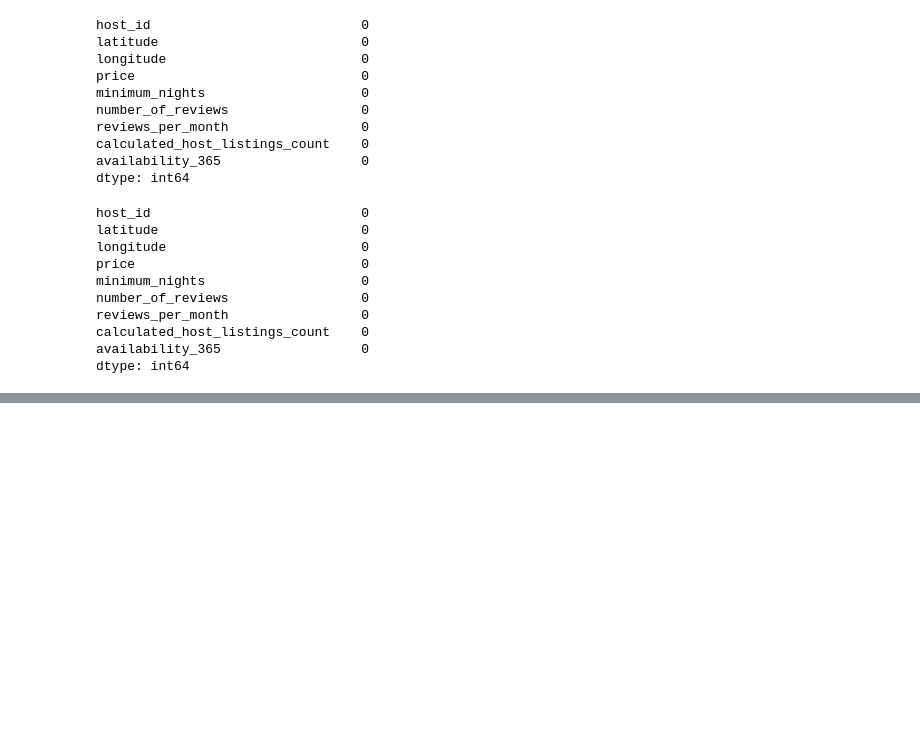
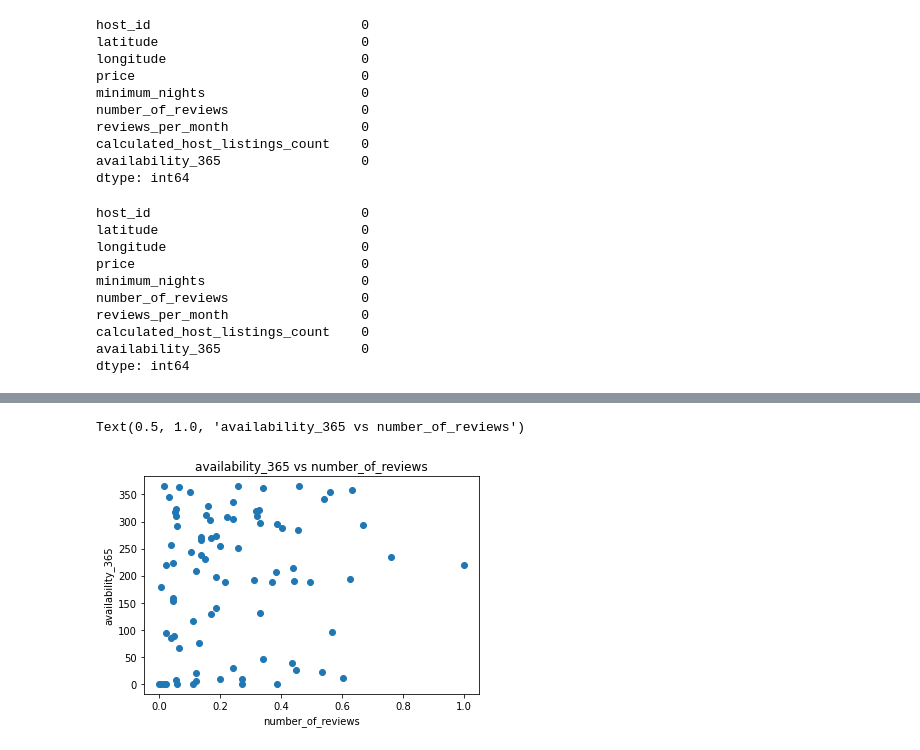
Before and after one commit to tpatel27/bnb-case-study-sample, a Jupyter notebook: books/bnb-rentals.ipynb, the cells around one changed output, grey strips where cells are left out. Saved outputs shown, nothing was run; the diff lists cells and outputs as text; code cells hidden in the pictures; blank space fills up the shorter version.

Commit message:
new data

```diff
--- a/books/bnb-rentals.ipynb
+++ b/books/bnb-rentals.ipynb
@@ -165,0 +166,12 @@ Text(0.5, 1.0, 'Price vs number_of_reviews')
+# %%
+import matplotlib.pyplot as plt
+%matplotlib inline
+
+np.corrcoef(data['availability_365'], data['number_of_reviews'])
+plt.scatter(data['number_of_reviews'], data['availability_365'])
+plt.xlabel("number_of_reviews")
+plt.ylabel("availability_365")
+plt.title("availability_365 vs number_of_reviews")
+# %% [output]
+Text(0.5, 1.0, 'availability_365 vs number_of_reviews')
+[figure, added]
```
Also changed, not shown: parts of 4 cells of this notebook, 2 other files.
